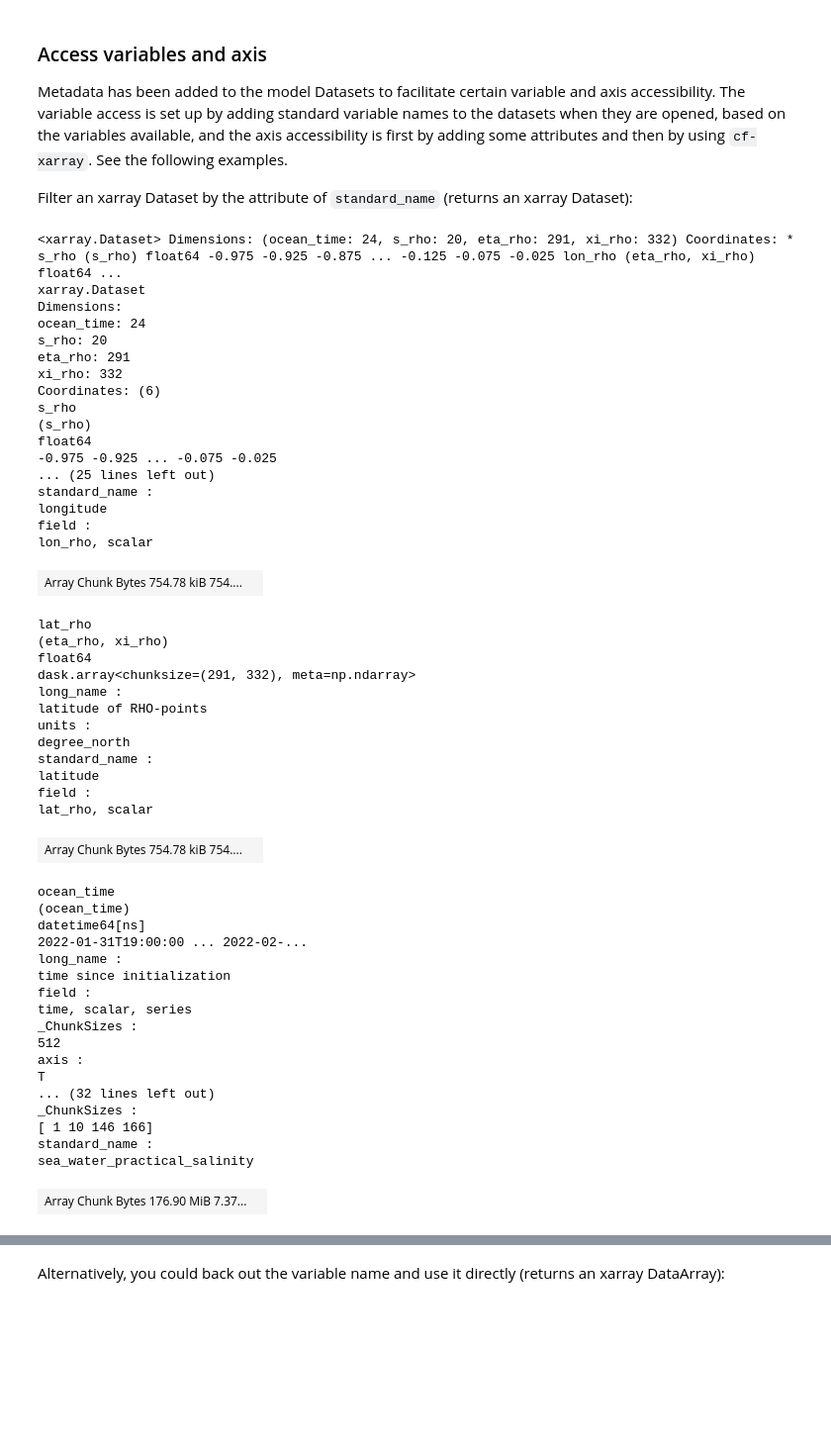
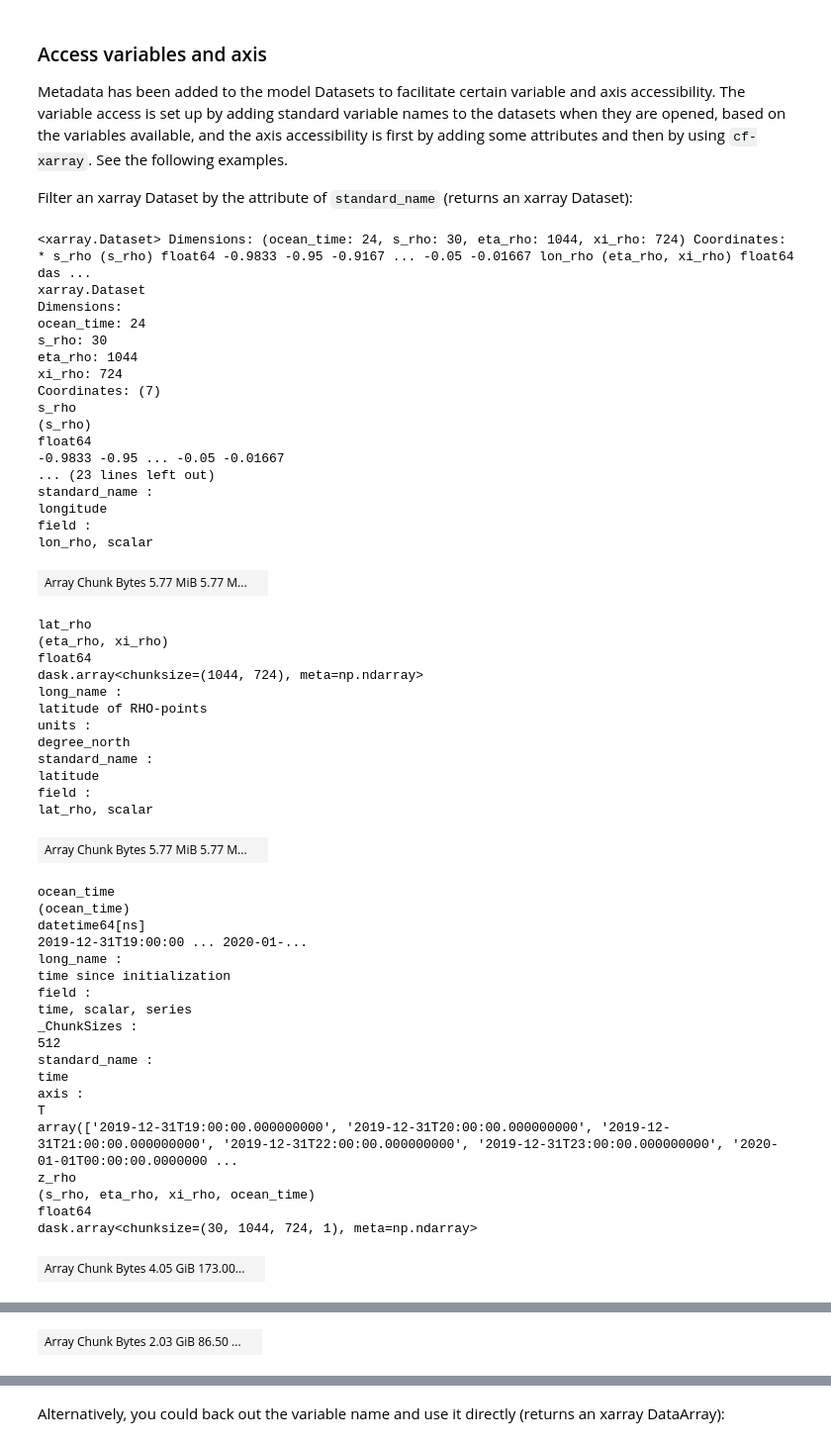
Before and after one commit to NOAA-ORR-ERD/model_catalogs, a Jupyter notebook: model_catalogs/model_catalogs/notebooks/demo.ipynb, the cells around one changed output, grey strips where cells are left out. Shown: that part at 99% size. Cells and saved outputs as stored; diff of their text form; code cells hidden in the pictures; blank space fills up the shorter version.

```diff
--- a/model_catalogs/model_catalogs/notebooks/demo.ipynb
+++ b/model_catalogs/model_catalogs/notebooks/demo.ipynb
@@ -142,0 +140,5 @@ list(cats.user_cat)
+# %%
+%%time
+start_date = '2020-01-01'
+cat = mc.add_url_path(cat, start_date=start_date, end_date=start_date)
+cat
@@ -142,0 +199,4 @@ list(cats.user_cat)
+# %%
+%%time
+ds = cat['CIOFS'].to_dask()
+ds
@@ -267,30 +280,30 @@ Metadata has been added to the model Datasets to facilitate certain variable and
 
 Filter an xarray Dataset by the attribute of `standard_name` (returns an xarray Dataset):
 # %%
-cats.user_cat['CBOFS-nowcast']._ds.filter_by_attrs(standard_name='sea_water_practical_salinity')
+ds.filter_by_attrs(standard_name='sea_water_practical_salinity')
 # %% [output]
-<xarray.Dataset> Dimensions: (ocean_time: 24, s_rho: 20, eta_rho: 291, xi_rho: 332) Coordinates: * s_rho (s_rho) float64 -0.975 -0.925 -0.875 ... -0.125 -0.075 -0.025 lon_rho (eta_rho, xi_rho) float64 ...
+<xarray.Dataset> Dimensions: (ocean_time: 24, s_rho: 30, eta_rho: 1044, xi_rho: 724) Coordinates: * s_rho (s_rho) float64 -0.9833 -0.95 -0.9167 ... -0.05 -0.01667 lon_rho (eta_rho, xi_rho) float64 das ...
 xarray.Dataset
 Dimensions:
 ocean_time: 24
-s_rho: 20
-eta_rho: 291
-xi_rho: 332
-Coordinates: (6)
+s_rho: 30
+eta_rho: 1044
+xi_rho: 724
+Coordinates: (7)
 s_rho
 (s_rho)
 float64
--0.975 -0.925 ... -0.075 -0.025
-... (25 lines left out)
+-0.9833 -0.95 ... -0.05 -0.01667
+... (23 lines left out)
 standard_name :
 longitude
 field :
 lon_rho, scalar
-| Array Chunk Bytes 754.78 kiB 754.... |  |
+| Array Chunk Bytes 5.77 MiB 5.77 M... |  |
 lat_rho
 (eta_rho, xi_rho)
 float64
-dask.array<chunksize=(291, 332), meta=np.ndarray>
+dask.array<chunksize=(1044, 724), meta=np.ndarray>
 long_name :
 latitude of RHO-points
 units :
@@ -299,22 +312,24 @@ standard_name :
 latitude
 field :
 lat_rho, scalar
-| Array Chunk Bytes 754.78 kiB 754.... |  |
+| Array Chunk Bytes 5.77 MiB 5.77 M... |  |
 ocean_time
 (ocean_time)
 datetime64[ns]
-2022-01-31T19:00:00 ... 2022-02-...
+2019-12-31T19:00:00 ... 2020-01-...
 long_name :
 time since initialization
 field :
 time, scalar, series
 _ChunkSizes :
 512
+standard_name :
+time
 axis :
 T
-... (32 lines left out)
-_ChunkSizes :
-[ 1 10 146 166]
-standard_name :
-sea_water_practical_salinity
+array(['2019-12-31T19:00:00.000000000', '2019-12-31T20:00:00.000000000', '2019-12-31T21:00:00.000000000', '2019-12-31T22:00:00.000000000', '2019-12-31T23:00:00.000000000', '2020-01-01T00:00:00.0000000 ...
+z_rho
+(s_rho, eta_rho, xi_rho, ocean_time)
+float64
+dask.array<chunksize=(30, 1044, 724, 1), meta=np.ndarray>
-| Array Chunk Bytes 176.90 MiB 7.37... |  |
+| Array Chunk Bytes 4.05 GiB 173.00... |  |
@@ -337,0 +353 @@ EXTRA_DIMENSION.N :
+| Array Chunk Bytes 2.03 GiB 86.50 ... |  |
```
Also changed, not shown: parts of 51 cells of this notebook.
